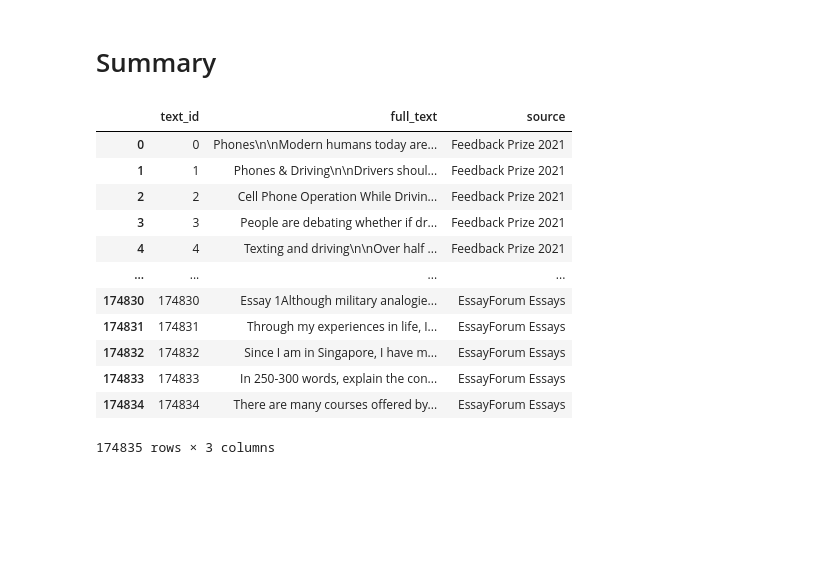
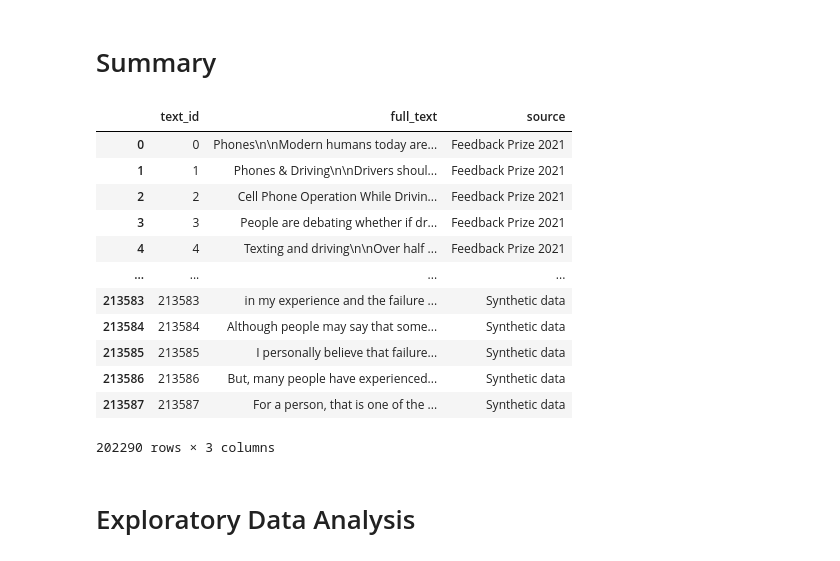
Before and after one commit to vad13irt/Feedback-Prize-English-Language-Learning, a Jupyter notebook: notebooks/external-data-preparation.ipynb, the cells around one changed output. Cells and saved outputs as stored; diff of their text form; code cells hidden in the pictures; blank space fills up the shorter version.

```diff
--- a/notebooks/external-data-preparation.ipynb
+++ b/notebooks/external-data-preparation.ipynb
@@ -275,0 +409,26 @@ display(back_translation)
+# %%
+def remove_t5_transform_special_tokens(text: str) -> str:
+    text = re.sub(r"<pad>", "", text)
+    text = re.sub(r"<s>", "", text)
+    text = re.sub(r"</s>", "", text)
+    text = text.strip()
+
+    return text
+
+def preprocess_synthetic_text(text: str) -> str:
+    text = remove_t5_transform_special_tokens(text)
+
+    return text
+# %%
+synthetic_data_path = "../input/fp3-synthetic-data/synthetic_data.csv"
+synthetic_data = pd.read_csv(synthetic_data_path)
+synthetic_data["source"] = "Synthetic data"
+
+# pre-processing
+synthetic_data["full_text"] = synthetic_data["full_text"].apply(preprocess_synthetic_text)
+
+columns = ["text_id", "full_text", "source"]
+synthetic_data = synthetic_data[columns]
+gc.collect()
+
+display(synthetic_data)
@@ -276,28 +449,43 @@ display(back_translation)
 # %% [markdown]
 # Summary
 # %%
-all_datasets = [feedback_prize_2021_train, essayscsv, ivypanda, studentshare, back_translation, essayforum_essays]
+all_datasets = [
+    feedback_prize_2021_train, essayscsv, ivypanda, studentshare,
+    back_translation, essayforum_essays, synthetic_data,
+]
 
 external_dataset = pd.DataFrame()
 external_dataset = pd.concat([external_dataset, *all_datasets], axis=0, ignore_index=True)
 external_dataset = external_dataset.reset_index(drop=True)
 external_dataset["text_id"] = range(0, len(external_dataset))
 
+# length selection
+min_num_words, max_num_words = 10, 1300
+get_num_words = lambda text: len(text.split())
+external_dataset["num_words"] = external_dataset["full_text"].apply(get_num_words)
+num_words_mask = (min_num_words < external_dataset["num_words"]) & (external_dataset["num_words"] < max_num_words)
+external_dataset = external_dataset[num_words_mask]
+external_dataset = external_dataset.drop(["num_words"], axis=1)
+
+# saving
 external_dataset_path = "external_data.csv"
 external_dataset.to_csv(external_dataset_path, index=False)
+gc.collect()
 
 display(external_dataset)
 # %% [output]
 |  | text_id | full_text | source |
 | 0 | 0 | Phones\n\nModern humans today are... | Feedback Prize 2021 |
 | 1 | 1 | Phones & Driving\n\nDrivers shoul... | Feedback Prize 2021 |
 | 2 | 2 | Cell Phone Operation While Drivin... | Feedback Prize 2021 |
 | 3 | 3 | People are debating whether if dr... | Feedback Prize 2021 |
 | 4 | 4 | Texting and driving\n\nOver half ... | Feedback Prize 2021 |
 | ... | ... | ... | ... |
-| 174830 | 174830 | Essay 1Although military analogie... | EssayForum Essays |
-| 174831 | 174831 | Through my experiences in life, I... | EssayForum Essays |
-| 174832 | 174832 | Since I am in Singapore, I have m... | EssayForum Essays |
-| 174833 | 174833 | In 250-300 words, explain the con... | EssayForum Essays |
-| 174834 | 174834 | There are many courses offered by... | EssayForum Essays |
+| 213583 | 213583 | in my experience and the failure ... | Synthetic data |
+| 213584 | 213584 | Although people may say that some... | Synthetic data |
+| 213585 | 213585 | I personally believe that failure... | Synthetic data |
+| 213586 | 213586 | But, many people have experienced... | Synthetic data |
+| 213587 | 213587 | For a person, that is one of the ... | Synthetic data |
-174835 rows × 3 columns
+202290 rows × 3 columns
+# %% [markdown]
+# Exploratory Data Analysis
```
Also changed, not shown: parts of 22 cells of this notebook, 1 other file.
